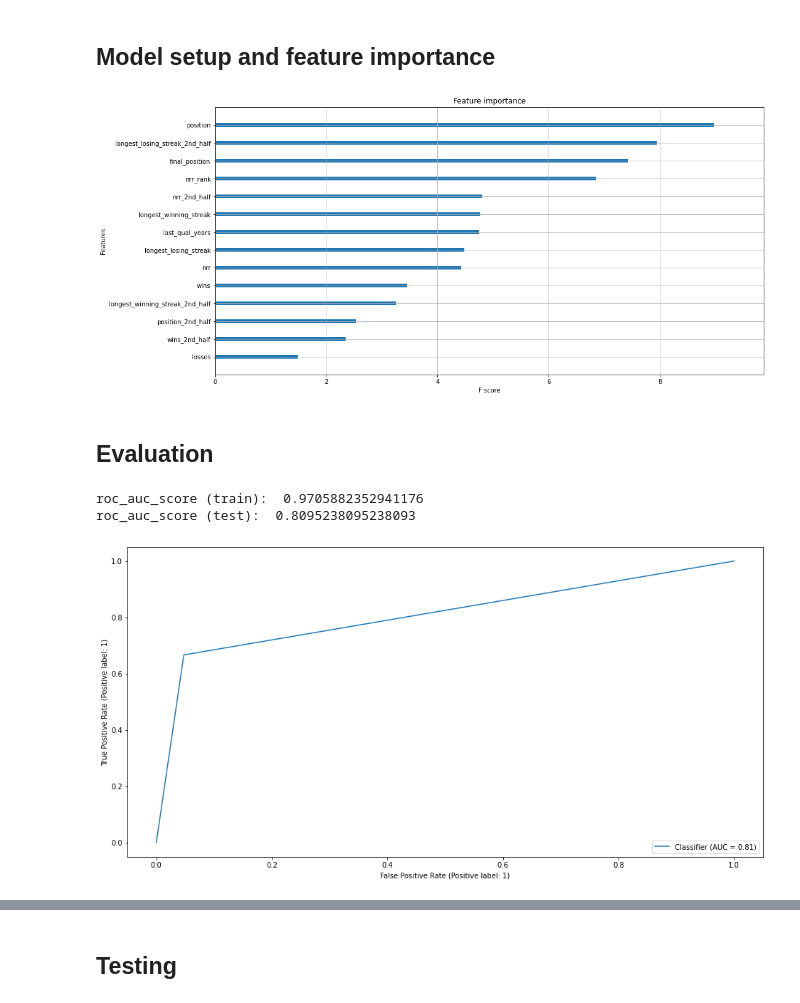
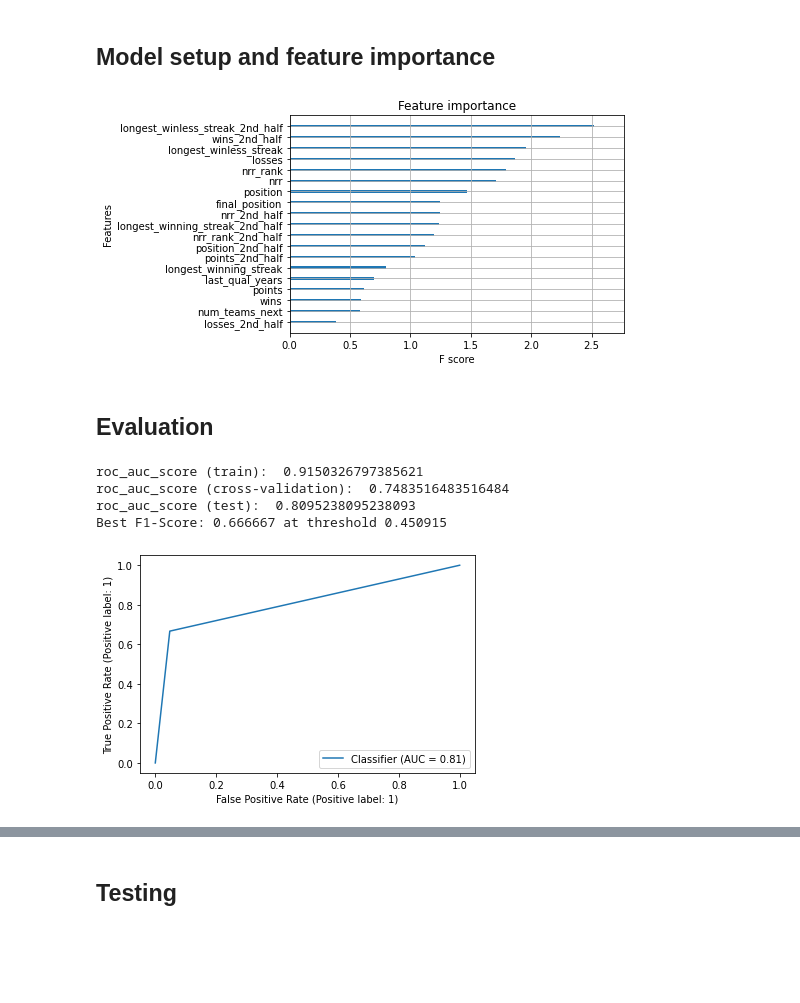
Before and after one commit to hmshreyas7/ipl-2022, a Jupyter notebook: champions-xgboost.ipynb, the cells around one changed output, grey strips where cells are left out. Drawn from its saved outputs; the diff is of its cells as text; code cells hidden in the pictures; blank space fills up the shorter version.

```diff
--- a/champions-xgboost.ipynb
+++ b/champions-xgboost.ipynb
@@ -74,21 +75,14 @@ X, y = data.iloc[:-8, 5:-3], data.iloc[:-8, -1]
 X = X.drop(columns = 'is_captain_overseas_next')
 
 # Divide match data by number of matches
-match_data_features = ['wins', 'losses', 'nr', 'points', 'longest_winning_streak', 'longest_losing_streak']
+match_data_features = ['wins', 'losses', 'nr', 'points', 'longest_winning_streak', 'longest_winless_streak']
 X[match_data_features] = X[match_data_features].div(X.matches, axis = 0)
 match_data_features_2nd_half = list(map(lambda x: x + '_2nd_half', match_data_features))
 X[match_data_features_2nd_half] = X[match_data_features_2nd_half].div(X.matches / 2, axis = 0)
 
+X = X.drop(columns = 'matches')
+
 # Split data into train/test
 X_train, X_test, y_train, y_test = train_test_split(X, y, test_size = 24, shuffle = False)
-# %%
-# Feature scaling
-continuous_features = ['num_teams_next', 'last_qual_years', 'matches', 'nrr', 'nrr_2nd_half']
-continuous_features.extend(match_data_features)
-continuous_features.extend(match_data_features_2nd_half)
-
-scaler = StandardScaler()
-X_train[continuous_features] = scaler.fit_transform(X_train[continuous_features])
-X_test[continuous_features] = scaler.transform(X_test[continuous_features])
 # %% [markdown]
 ## Model setup and feature importance
@@ -95,17 +92,17 @@ X_test[continuous_features] = scaler.transform(X_test[continuous_features])
 # %%
-# Handle class imbalance
-class_weight = data.is_next_champion.value_counts()[0] / data.is_next_champion.value_counts()[1]
-
-# Ref: Appendix A
-model = XGBClassifier(use_label_encoder = False, scale_pos_weight = class_weight, eval_metric = 'auc',
-                      max_depth = 3, min_child_weight = 4, gamma = 0.8, reg_alpha = 0.01)
+# Run Appendix A before executing the following code
+model = XGBClassifier(use_label_encoder = False, eval_metric = 'auc',
+                      colsample_bytree = best_params['colsample_bytree'], gamma = best_params['gamma'],
+                      learning_rate = best_params['learning_rate'], max_depth = int(best_params['max_depth']),
+                      min_child_weight = int(best_params['min_child_weight']), n_estimators = int(best_params['n_estimators']),
+                      reg_alpha = int(best_params['reg_alpha']), reg_lambda = best_params['reg_lambda'],
+                      scale_pos_weight = class_weight, subsample = best_params['subsample'])
 model.fit(X_train, y_train)
 
-plt.rcParams["figure.figsize"] = (16, 8)
 plot_importance(model, importance_type = 'gain', show_values = False)
 plt.show()
 # %% [output]
-[figure, old version]
+[figure, new version]
 # %% [markdown]
 ## Evaluation
 # %%
@@ -116,12 +112,21 @@ y_pred = np.array(y_pred.groupby(y_pred.index // 8).apply(lambda x: (x == x.max(
 # %%
 print("roc_auc_score (train): ", metrics.roc_auc_score(y_train, model.predict(X_train)))
+scores = cross_val_score(model, X_train, y_train, scoring = 'roc_auc', cv = 5)
+print("roc_auc_score (cross-validation): ", scores.mean())
 print("roc_auc_score (test): ", metrics.roc_auc_score(y_test, y_pred))
+
+precision, recall, thresholds = metrics.precision_recall_curve(y_test, model.predict_proba(X_test)[:, 1])
+f1_score = (2 * precision * recall) / (precision + recall)
+max_index = np.nanargmax(f1_score)
+print('Best F1-Score: %f at threshold %f' % (f1_score[max_index], thresholds[max_index]))
 metrics.RocCurveDisplay.from_predictions(y_test, y_pred)
 plt.show()
 # %% [output]
-roc_auc_score (train):  0.9705882352941176
+roc_auc_score (train):  0.9150326797385621
+roc_auc_score (cross-validation):  0.7483516483516484
 roc_auc_score (test):  0.8095238095238093
+Best F1-Score: 0.666667 at threshold 0.450915
-[figure, old version]
+[figure, new version]
 # %%
 metrics.ConfusionMatrixDisplay.from_predictions(y_test, y_pred, normalize = 'true', cmap = 'Blues')
 plt.show()
```
Also changed, not shown: parts of 30 cells of this notebook.
